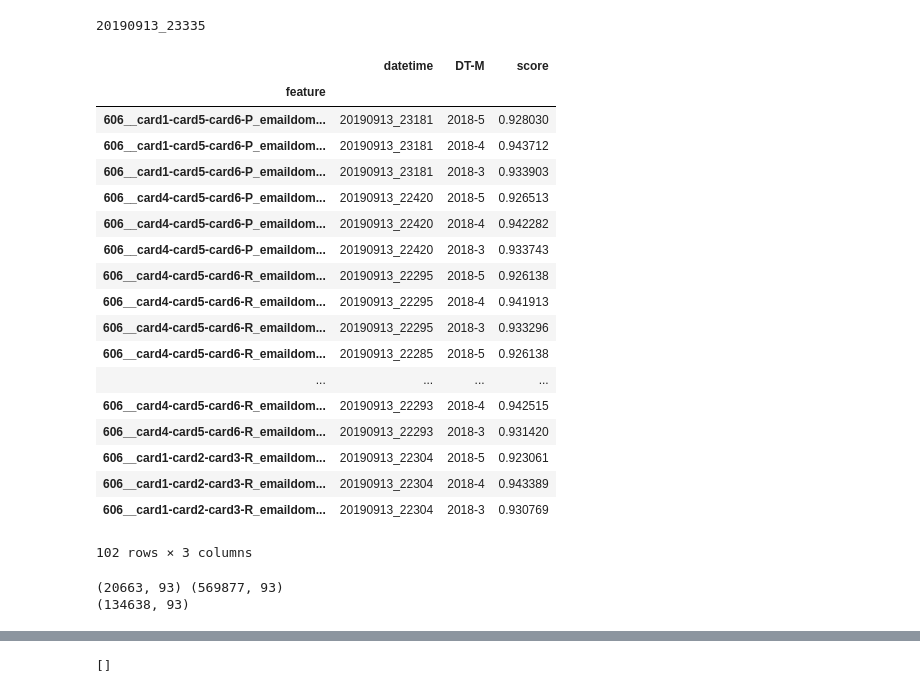
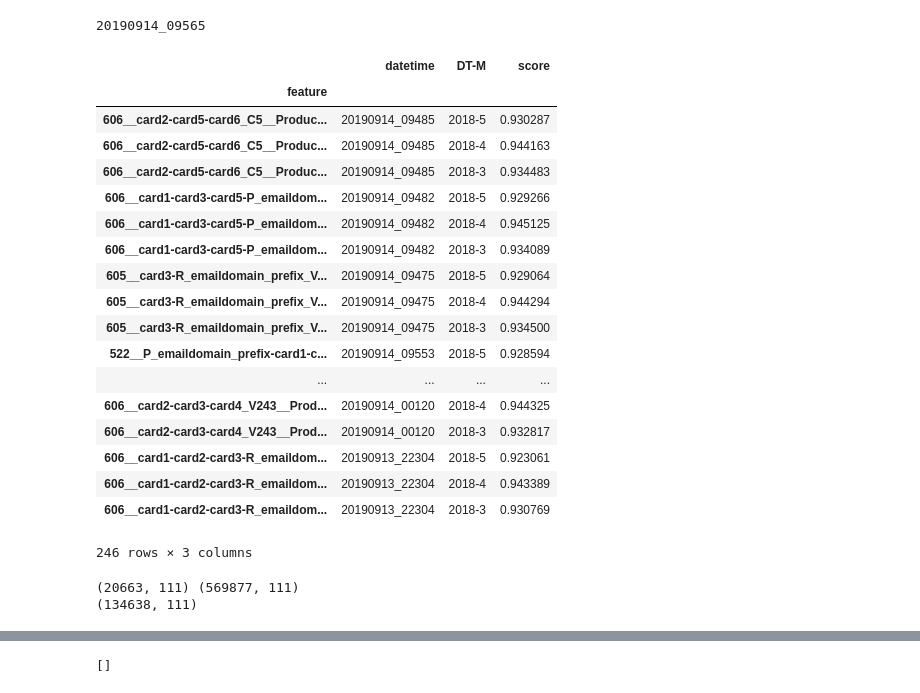
Before and after one commit to yryrgogo/ieee-fraud-5th-place, a Jupyter notebook: src/911_ieee__lgb_downsampling_single_valid_feature.ipynb, the cells around one changed output, grey strips where cells are left out. Drawn from its saved outputs; the diff is of its cells as text; code cells hidden in the pictures.

```diff
--- a/src/911_ieee__lgb_downsampling_single_valid_feature.ipynb
+++ b/src/911_ieee__lgb_downsampling_single_valid_feature.ipynb
@@ -41,52 +41,55 @@ base
 20190913_22420 / 20190913_22591
 base
 2018-5: 0.926138
 2018-4: 0.941913
 2018-3: 0.933296
 3.
 20190913_23181/ 20190913_23184
 base
 2018-5: 0.926513
 2018-4: 0.942282
 2018-3: 0.933743
 4.
 /
 base
 2018-5: 0.928030
 2018-4: 0.943712
 2018-3: 0.933903
 """
 feim = pd.read_csv('../output/valid_single_feature.csv', header=None)
 feim.columns = ['datetime', 'DT-M', 'feature', 'score']
+
+# feim = feim[feim['datetime']<='20190913_22380']
 print(feim['datetime'].max())
+
 feim.set_index('feature', inplace=True)
 cnt = feim.groupby('feature')['score'].count()
-idx = cnt[cnt==3].index
+idx = cnt[cnt>=3].index
 feim = feim.loc[idx]
 may = feim[feim['DT-M']=='2018-5']
 may.sort_values(by='score', ascending=False, inplace=True)
 feim.loc[may.index]
 # %% [output]
-20190913_23335
+20190914_09565
 |  | datetime | DT-M | score |
 | feature |  |  |  |
-| 606__card1-card5-card6-P_emaildom... | 20190913_23181 | 2018-5 | 0.928030 |
-| 606__card1-card5-card6-P_emaildom... | 20190913_23181 | 2018-4 | 0.943712 |
-| 606__card1-card5-card6-P_emaildom... | 20190913_23181 | 2018-3 | 0.933903 |
-| 606__card4-card5-card6-P_emaildom... | 20190913_22420 | 2018-5 | 0.926513 |
-| 606__card4-card5-card6-P_emaildom... | 20190913_22420 | 2018-4 | 0.942282 |
-| 606__card4-card5-card6-P_emaildom... | 20190913_22420 | 2018-3 | 0.933743 |
-| 606__card4-card5-card6-R_emaildom... | 20190913_22295 | 2018-5 | 0.926138 |
-| 606__card4-card5-card6-R_emaildom... | 20190913_22295 | 2018-4 | 0.941913 |
-| 606__card4-card5-card6-R_emaildom... | 20190913_22295 | 2018-3 | 0.933296 |
-| 606__card4-card5-card6-R_emaildom... | 20190913_22285 | 2018-5 | 0.926138 |
+| 606__card2-card5-card6_C5__Produc... | 20190914_09485 | 2018-5 | 0.930287 |
+| 606__card2-card5-card6_C5__Produc... | 20190914_09485 | 2018-4 | 0.944163 |
+| 606__card2-card5-card6_C5__Produc... | 20190914_09485 | 2018-3 | 0.934483 |
+| 606__card1-card3-card5-P_emaildom... | 20190914_09482 | 2018-5 | 0.929266 |
+| 606__card1-card3-card5-P_emaildom... | 20190914_09482 | 2018-4 | 0.945125 |
+| 606__card1-card3-card5-P_emaildom... | 20190914_09482 | 2018-3 | 0.934089 |
+| 605__card3-R_emaildomain_prefix_V... | 20190914_09475 | 2018-5 | 0.929064 |
+| 605__card3-R_emaildomain_prefix_V... | 20190914_09475 | 2018-4 | 0.944294 |
+| 605__card3-R_emaildomain_prefix_V... | 20190914_09475 | 2018-3 | 0.934500 |
+| 522__P_emaildomain_prefix-card1-c... | 20190914_09553 | 2018-5 | 0.928594 |
 | ... | ... | ... | ... |
-| 606__card4-card5-card6-R_emaildom... | 20190913_22293 | 2018-4 | 0.942515 |
-| 606__card4-card5-card6-R_emaildom... | 20190913_22293 | 2018-3 | 0.931420 |
+| 606__card2-card3-card4_V243__Prod... | 20190914_00120 | 2018-4 | 0.944325 |
+| 606__card2-card3-card4_V243__Prod... | 20190914_00120 | 2018-3 | 0.932817 |
 | 606__card1-card2-card3-R_emaildom... | 20190913_22304 | 2018-5 | 0.923061 |
 | 606__card1-card2-card3-R_emaildom... | 20190913_22304 | 2018-4 | 0.943389 |
 | 606__card1-card2-card3-R_emaildom... | 20190913_22304 | 2018-3 | 0.930769 |
-102 rows × 3 columns
+246 rows × 3 columns
 # %%
 COLUMN_ID = 'TransactionID'
 COLUMN_DT = 'TransactionDT'
@@ -96,31 +99,31 @@ COLUMNS_IGNORE = [COLUMN_ID, COLUMN_DT, COLUMN_TARGET, COLUMN_GROUP, 'is_train',
 
 paths_train = glob('../feature/raw_use/*_train.gz')
 paths_train += sorted(glob('../feature/org_use/*_train.gz'))
-# paths_train += sorted(glob('../feature/valid_use/*_train.gz'))
+paths_train += sorted(glob('../feature/valid_use/*_train.gz'))
 
 df_train = parallel_load_data(paths_train)
 
 group_kfold_path = '../input/0908_ieee__DT-M_GroupKFold.gz'
 group = read_pkl_gzip(group_kfold_path)
 df_train[COLUMN_GROUP] = group
+
+#========================================================================
+# Negative Down Sampling
+#========================================================================
+frac = 0.2
+seed = 1208
+np.random.seed(seed)
+df_pos = df_train[df_train.isFraud==1]
+df_neg = df_train[df_train.isFraud!=1]
+del df_train
+gc.collect()
+print(df_pos.shape, df_neg.shape)
+df_neg = df_neg.sample(int(df_neg.shape[0] * frac))
+df_train = pd.concat([df_pos, df_neg], axis=0)
+print(df_train.shape)
+# %% [output]
+(20663, 111) (569877, 111)
+(134638, 111)
-# %%
-#========================================================================
-# Negative Down Sampling
-#========================================================================
-frac = 0.2
-seed = 1208
-np.random.seed(seed)
-df_pos = df_train[df_train.isFraud==1]
-df_neg = df_train[df_train.isFraud!=1]
-del df_train
-gc.collect()
-print(df_pos.shape, df_neg.shape)
-df_neg = df_neg.sample(int(df_neg.shape[0] * frac))
-df_train = pd.concat([df_pos, df_neg], axis=0)
-print(df_train.shape)
-# %% [output]
-(20663, 93) (569877, 93)
-(134638, 93)
 # %%
 #========================================================================
 # Base Featureに検証用Feature Groupを追加して、スコアの変化を見る.
```
Also changed, not shown: parts of 2 cells of this notebook, 3 other files.
